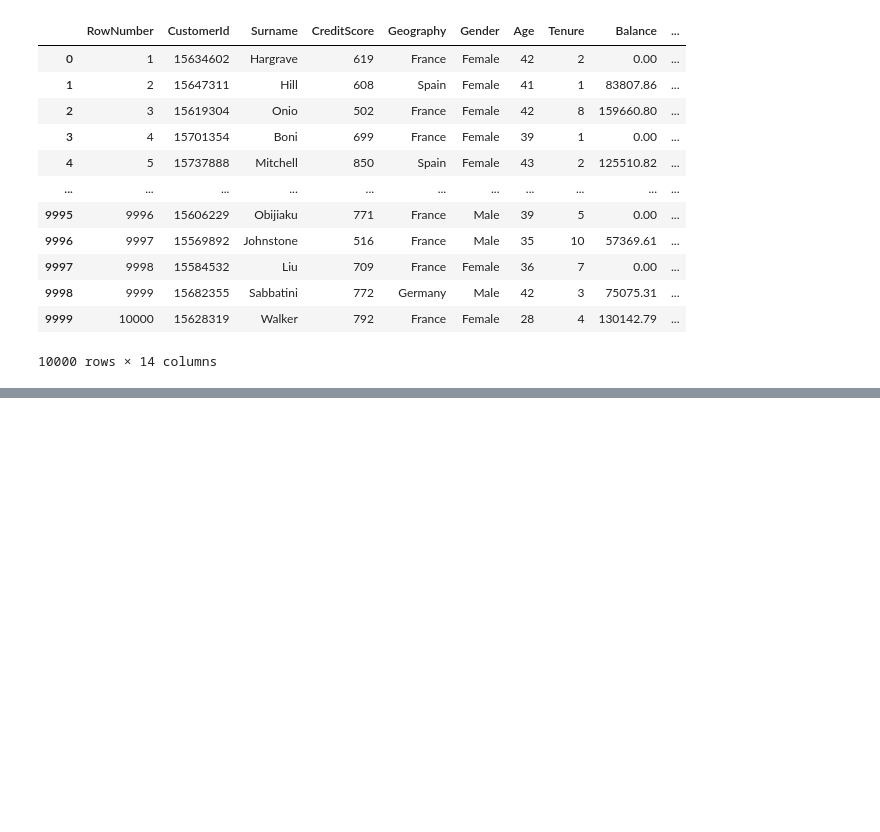
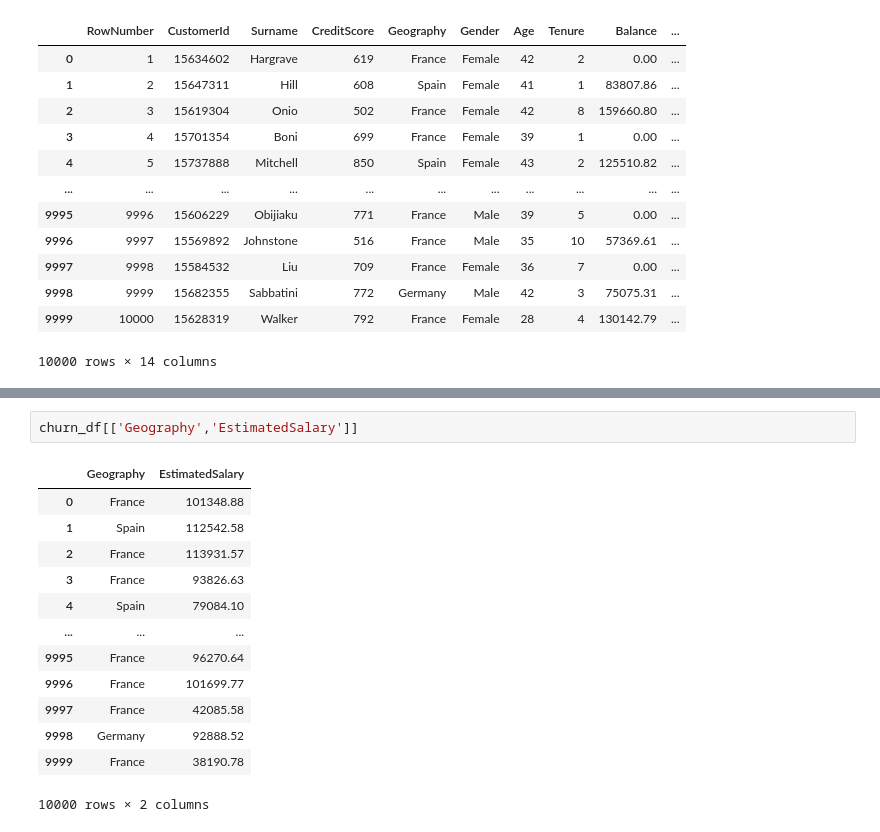
Before and after one commit to manishgurungxon/MachineLearningPy, a Jupyter notebook: MachineLearningDataFrameExportImportipynb.ipynb, the cells around one changed output, grey strips where cells are left out. Drawn from its saved outputs; the diff is of its cells as text; blank space fills up the shorter version.

```diff
--- a/MachineLearningDataFrameExportImportipynb.ipynb
+++ b/MachineLearningDataFrameExportImportipynb.ipynb
@@ -199,0 +339,16 @@ Mounted at /content/drive
+# %%
+churn_df[['Geography','EstimatedSalary']]
+# %% [output]
+|  | Geography | EstimatedSalary |
+| 0 | France | 101348.88 |
+| 1 | Spain | 112542.58 |
+| 2 | France | 113931.57 |
+| 3 | France | 93826.63 |
+| 4 | Spain | 79084.10 |
+| ... | ... | ... |
+| 9995 | France | 96270.64 |
+| 9996 | France | 101699.77 |
+| 9997 | France | 42085.58 |
+| 9998 | Germany | 92888.52 |
+| 9999 | France | 38190.78 |
+10000 rows × 2 columns
```
Also changed, not shown: parts of 12 cells of this notebook.
